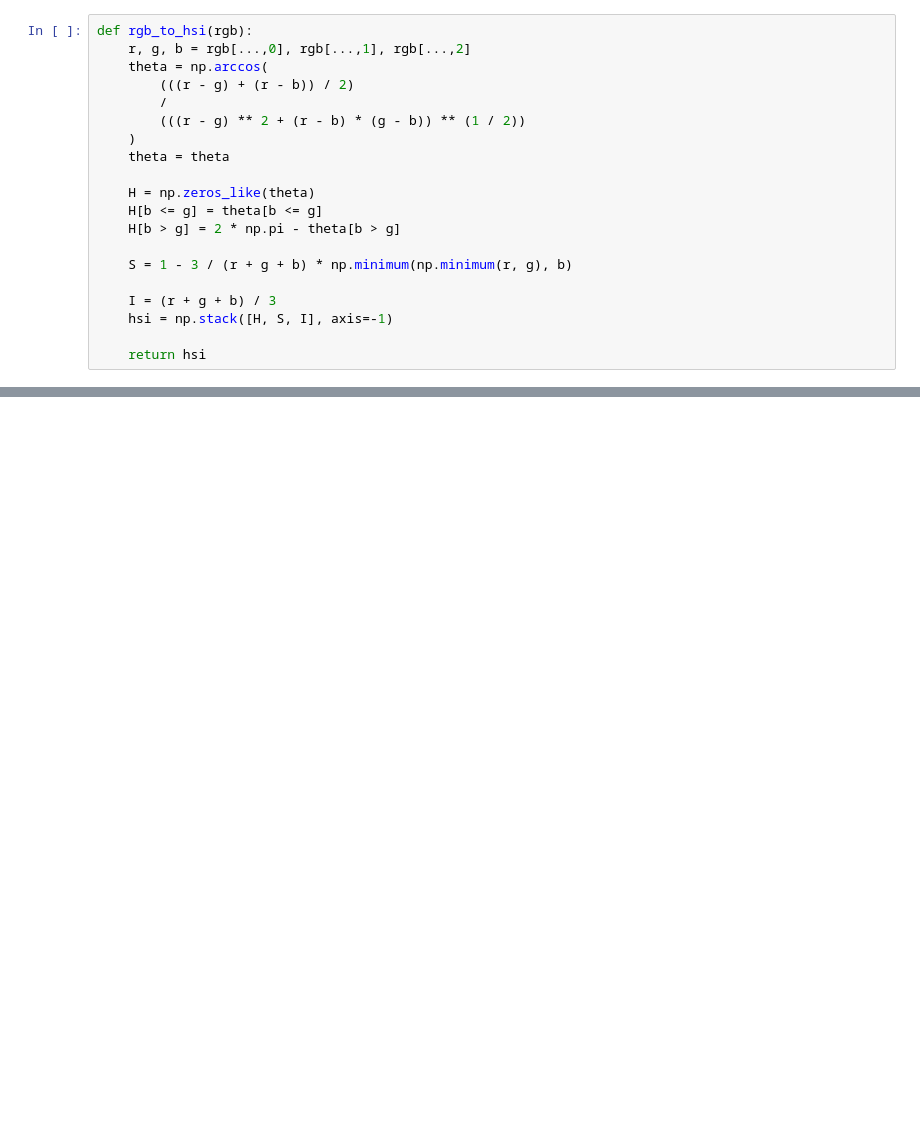
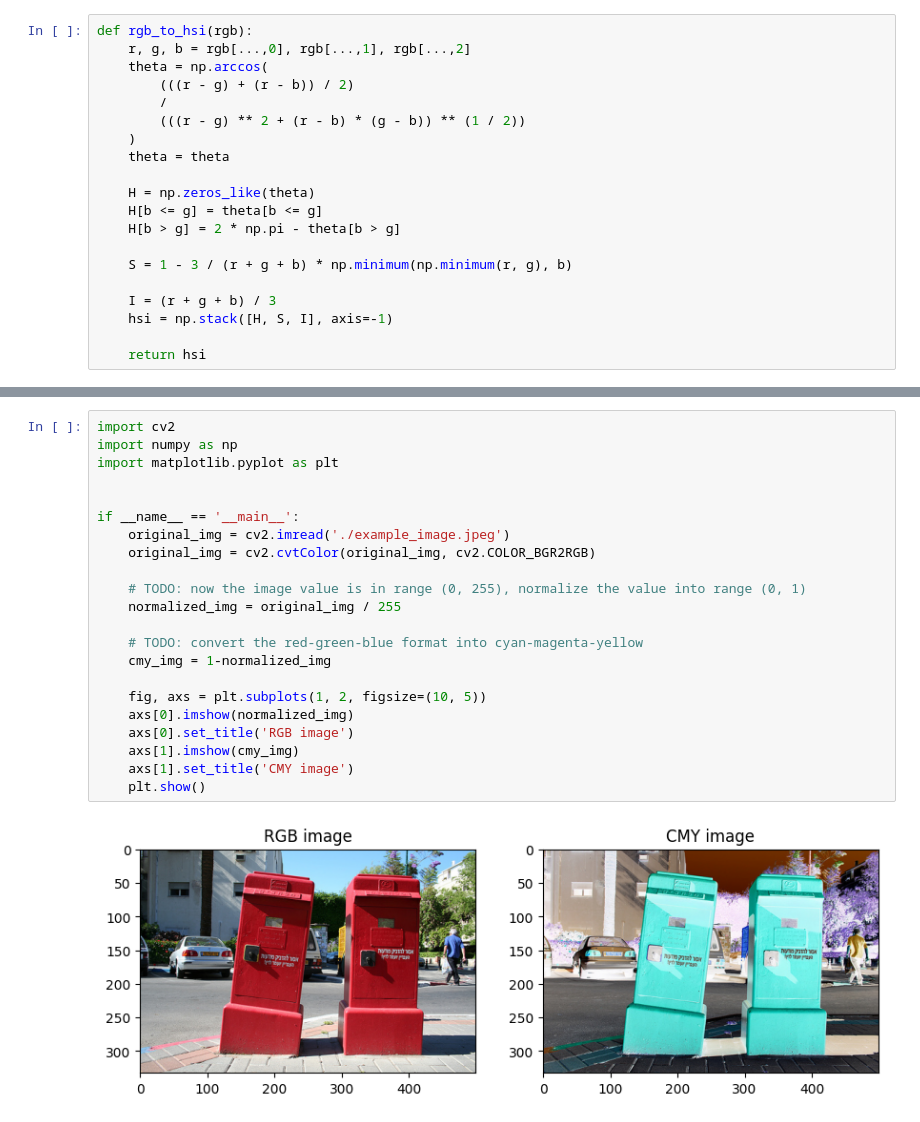
Before and after one commit to EnochCHIU-polyu/COMP3422, a Jupyter notebook: color_conversion.ipynb, the cells around one changed output, grey strips where cells are left out. Cells and saved outputs as stored; diff of their text form; blank space fills up the shorter version.

Commit message:
Color ipynb

```diff
--- a/color_conversion.ipynb
+++ b/color_conversion.ipynb
@@ -88,0 +111,24 @@ rgb_to_hsi(np.array([[1,0,1]]))
+# %%
+import cv2
+import numpy as np
+import matplotlib.pyplot as plt
+
+
+if __name__ == '__main__':
+    original_img = cv2.imread('./example_image.jpeg')
+    original_img = cv2.cvtColor(original_img, cv2.COLOR_BGR2RGB)
+
+    # TODO: now the image value is in range (0, 255), normalize the value into range (0, 1)
+    normalized_img = original_img / 255
+
+    # TODO: convert the red-green-blue format into cyan-magenta-yellow
+    cmy_img = 1-normalized_img
+
+    fig, axs = plt.subplots(1, 2, figsize=(10, 5))
+    axs[0].imshow(normalized_img)
+    axs[0].set_title('RGB image')
+    axs[1].imshow(cmy_img)
+    axs[1].set_title('CMY image')
+    plt.show()
+# %% [output]
+[figure, added]
```
Also changed, not shown: parts of 8 cells of this notebook, 1 other file.
